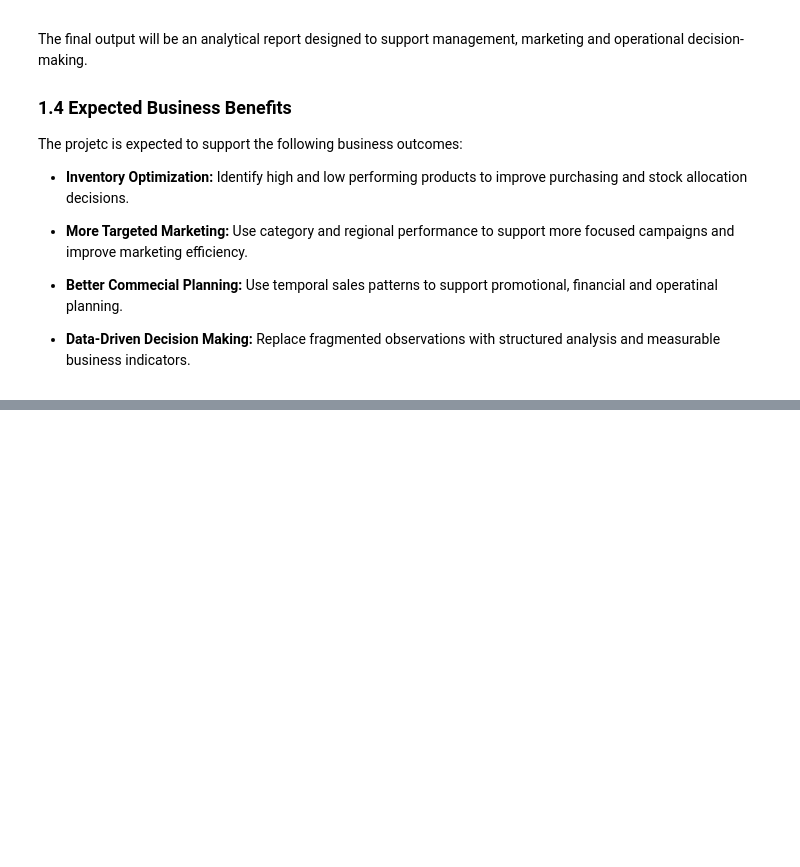
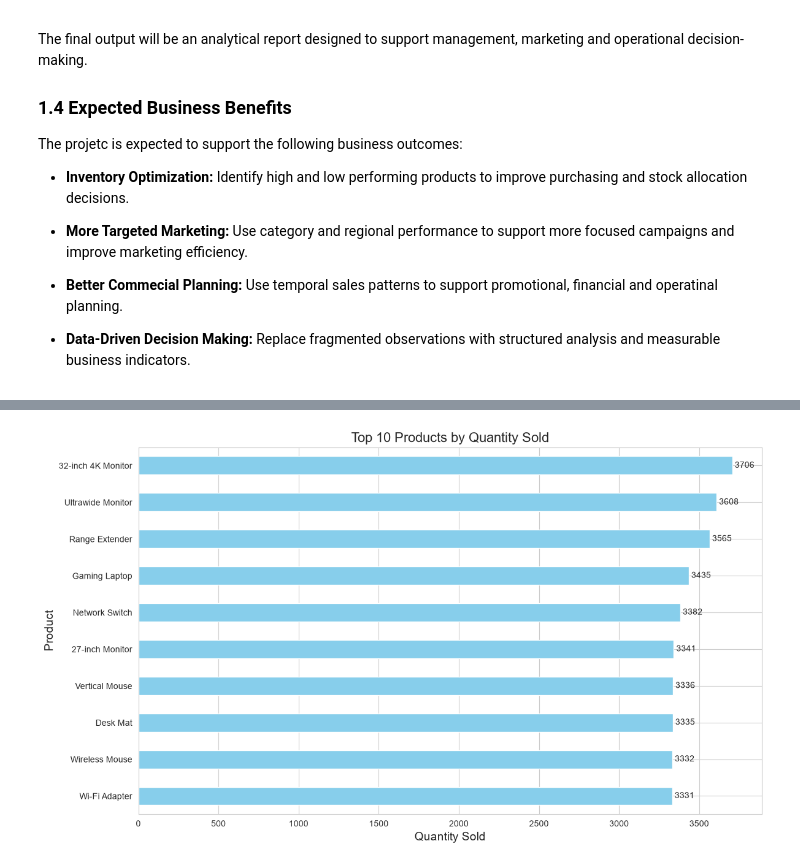
Before and after one commit to Guid3Paula/sales_data_analysis_ecommerce, a Jupyter notebook: notebooks/sales_analysis.ipynb, the cells around one changed output, grey strips where cells are left out. Drawn from its saved outputs; the diff is of its cells as text; code cells hidden in the pictures; blank space fills up the shorter version.

Commit message:
feat: add synthetic data generation and top products analysis

```diff
--- a/notebooks/sales_analysis.ipynb
+++ b/notebooks/sales_analysis.ipynb
@@ -58,0 +209,3 @@ The projetc is expected to support the following business outcomes:
+# %%
+# Generate synthetic sales data with 10,000 records
+sales_df = generate_synthetic_sales_data(num_records=10000)
@@ -58,0 +284,8 @@ The projetc is expected to support the following business outcomes:
+# %%
+# Feature Engineering: Create a new column 'Total_Sale' which is the product of 'Price' and 'Quantity_Sold'
+sales_df['Total_Sale'] = sales_df['Price'] * sales_df['Quantity_Sold']
+
+# Using lambda function to create a new column 'Status_Received' based on the 'States' column
+sales_df['Status_Received'] = sales_df['State'].apply(lambda State: 'Flash' if State in ['SP', 'RJ', 'MG'] else 'Normal')
+
+sales_df.head(5)
@@ -58,0 +302,3 @@ The projetc is expected to support the following business outcomes:
+# %%
+top10_sales_products = sales_df.groupby('Product')['Quantity_Sold'].sum().sort_values(ascending=False).head(10)
+top10_sales_products
@@ -58,0 +318,26 @@ The projetc is expected to support the following business outcomes:
+# %%
+# Define a style for the graphs
+sns.set_style("whitegrid")
+
+# Create a figure and axis for the bar plot
+plt.figure(figsize=(12, 7))
+
+# Create the horizontal bar plot
+ax = top10_sales_products.sort_values(ascending=True).plot(
+    kind="barh",
+    color="skyblue"
+)
+
+# Add data labels
+ax.bar_label(ax.containers[0], padding=3, fmt="%.0f")
+
+# Add title and labels to the graph
+plt.title("Top 10 Products by Quantity Sold", fontsize=16)
+plt.xlabel("Quantity Sold", fontsize=14)
+plt.ylabel("Product", fontsize=14)
+
+# Adjust layout and display the graph
+plt.tight_layout()
+plt.show()
+# %% [output]
+[figure, added]
```
Also changed, not shown: parts of 16 cells of this notebook.
